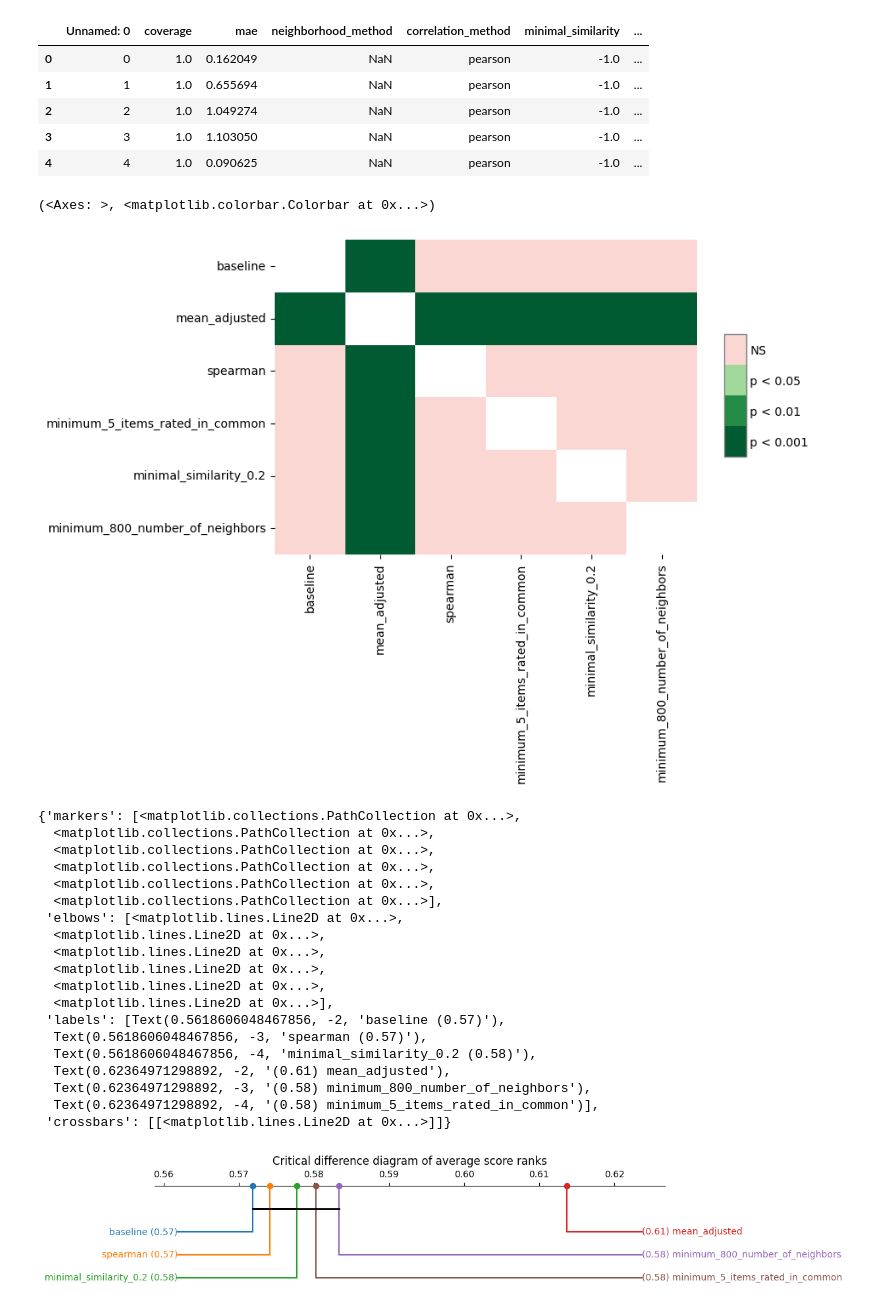
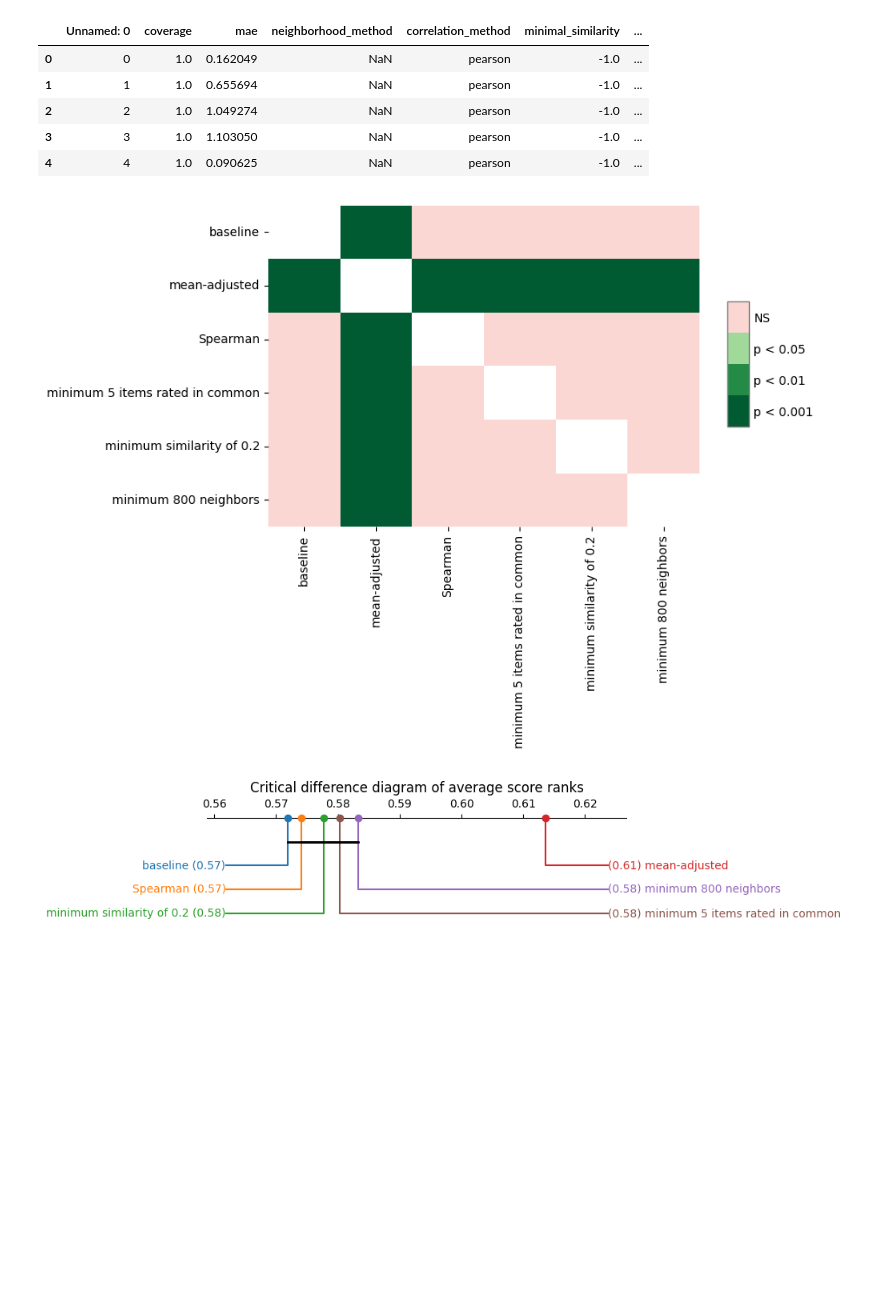
Before and after one commit to fkemeth/book_collaborative_filtering, a Jupyter notebook: evaluate_movie_cf.ipynb, the cells around one changed output. Drawn from its saved outputs; the diff is of its cells as text; code cells hidden in the pictures; blank space fills up the shorter version.

```diff
--- a/evaluate_movie_cf.ipynb
+++ b/evaluate_movie_cf.ipynb
@@ -197,20 +200,20 @@ metrics_baseline["cv_fold"] = metrics_baseline.index
 metrics_baseline["estimator"] = "baseline"
 metrics_mean_adjusted = pd.read_csv("results/movie_cf_results_mean_adjusted.csv")
 metrics_mean_adjusted["cv_fold"] = metrics_mean_adjusted.index
-metrics_mean_adjusted["estimator"] = "mean_adjusted"
+metrics_mean_adjusted["estimator"] = "mean-adjusted"
 metrics_spearman = pd.read_csv("results/movie_cf_results_spearman.csv")
 metrics_spearman["cv_fold"] = metrics_spearman.index
-metrics_spearman["estimator"] = "spearman"
+metrics_spearman["estimator"] = "Spearman"
 minimum_number_of_items_rated_in_common = \
     pd.read_csv(f"results/movie_cf_results_minimum_number_of_items_rated_in_common_5.csv")
 minimum_number_of_items_rated_in_common["cv_fold"] = minimum_number_of_items_rated_in_common.index
-minimum_number_of_items_rated_in_common["estimator"] = "minimum_5_items_rated_in_common"
+minimum_number_of_items_rated_in_common["estimator"] = "minimum 5 items rated in common"
 metrics_minimal_similarity = pd.read_csv(f"results/movie_cf_results_minimal_similarity_2.csv")
 metrics_minimal_similarity["cv_fold"] = metrics_minimal_similarity.index
-metrics_minimal_similarity["estimator"] = "minimal_similarity_0.2"
+metrics_minimal_similarity["estimator"] = "minimum similarity of 0.2"
 number_of_neighbors = pd.read_csv(f"results/movie_cf_results_number_of_neighbors_7.csv")
 number_of_neighbors["cv_fold"] = number_of_neighbors.index
-number_of_neighbors["estimator"] = "minimum_800_number_of_neighbors"
+number_of_neighbors["estimator"] = "minimum 800 neighbors"
 
 # data=pd.concat([metrics_baseline, metrics_mean_adjusted, metrics_spearman, minimum_number_of_items_rated_in_common, metrics_minimal_similarity, number_of_neighbors], axis=0)
 data=pd.concat([metrics_baseline, metrics_mean_adjusted, metrics_spearman, minimum_number_of_items_rated_in_common, metrics_minimal_similarity, number_of_neighbors], axis=0)
@@ -232,33 +235,17 @@ test_results = sp.posthoc_conover_friedman(
     y_col='score',
 )
 sp.sign_plot(test_results)
+# plt.tight_layout()
+plt.savefig("results/movie_sign_plot.png", dpi=400)
 # %% [output]
-(<Axes: >, <matplotlib.colorbar.Colorbar at 0x...>)
-[figure, old version]
+[figure, new version]
 # %%
 avg_rank = data.groupby('cv_fold').score.rank(pct=True).groupby(data.estimator).mean()
 
 plt.figure(figsize=(10, 2), dpi=100)
 plt.title('Critical difference diagram of average score ranks')
 sp.critical_difference_diagram(avg_rank, test_results)
+plt.tight_layout()
+plt.savefig("results/movie_cd_plot.png", dpi=400)
 # %% [output]
-{'markers': [<matplotlib.collections.PathCollection at 0x...>,
-  <matplotlib.collections.PathCollection at 0x...>,
-  <matplotlib.collections.PathCollection at 0x...>,
-  <matplotlib.collections.PathCollection at 0x...>,
-  <matplotlib.collections.PathCollection at 0x...>,
-  <matplotlib.collections.PathCollection at 0x...>],
- 'elbows': [<matplotlib.lines.Line2D at 0x...>,
-  <matplotlib.lines.Line2D at 0x...>,
-  <matplotlib.lines.Line2D at 0x...>,
-  <matplotlib.lines.Line2D at 0x...>,
-  <matplotlib.lines.Line2D at 0x...>,
-  <matplotlib.lines.Line2D at 0x...>],
- 'labels': [Text(0.5618606048467856, -2, 'baseline (0.57)'),
-  Text(0.5618606048467856, -3, 'spearman (0.57)'),
-  Text(0.5618606048467856, -4, 'minimal_similarity_0.2 (0.58)'),
-  Text(0.62364971298892, -2, '(0.61) mean_adjusted'),
-  Text(0.62364971298892, -3, '(0.58) minimum_800_number_of_neighbors'),
-  Text(0.62364971298892, -4, '(0.58) minimum_5_items_rated_in_common')],
- 'crossbars': [[<matplotlib.lines.Line2D at 0x...>]]}
-[figure, old version]
+[figure, new version]
```
Also changed, not shown: parts of 2 cells of this notebook, 2 other files.
